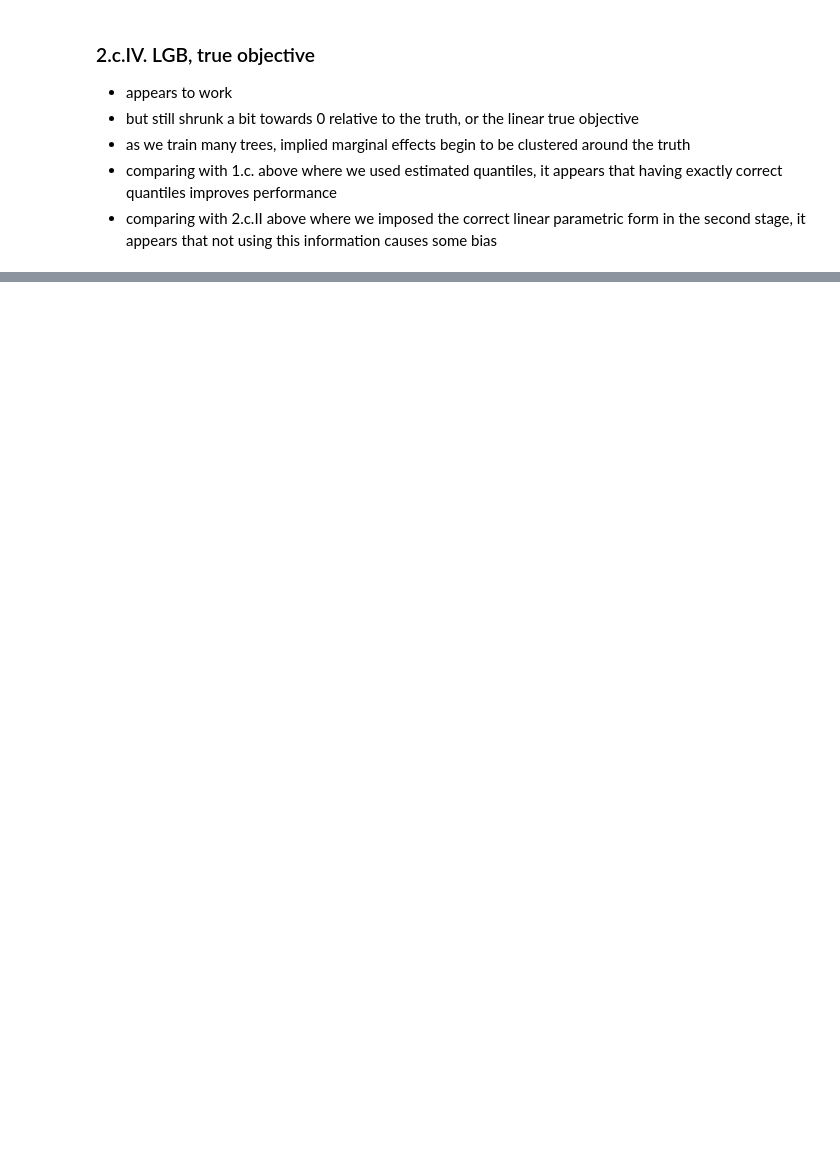
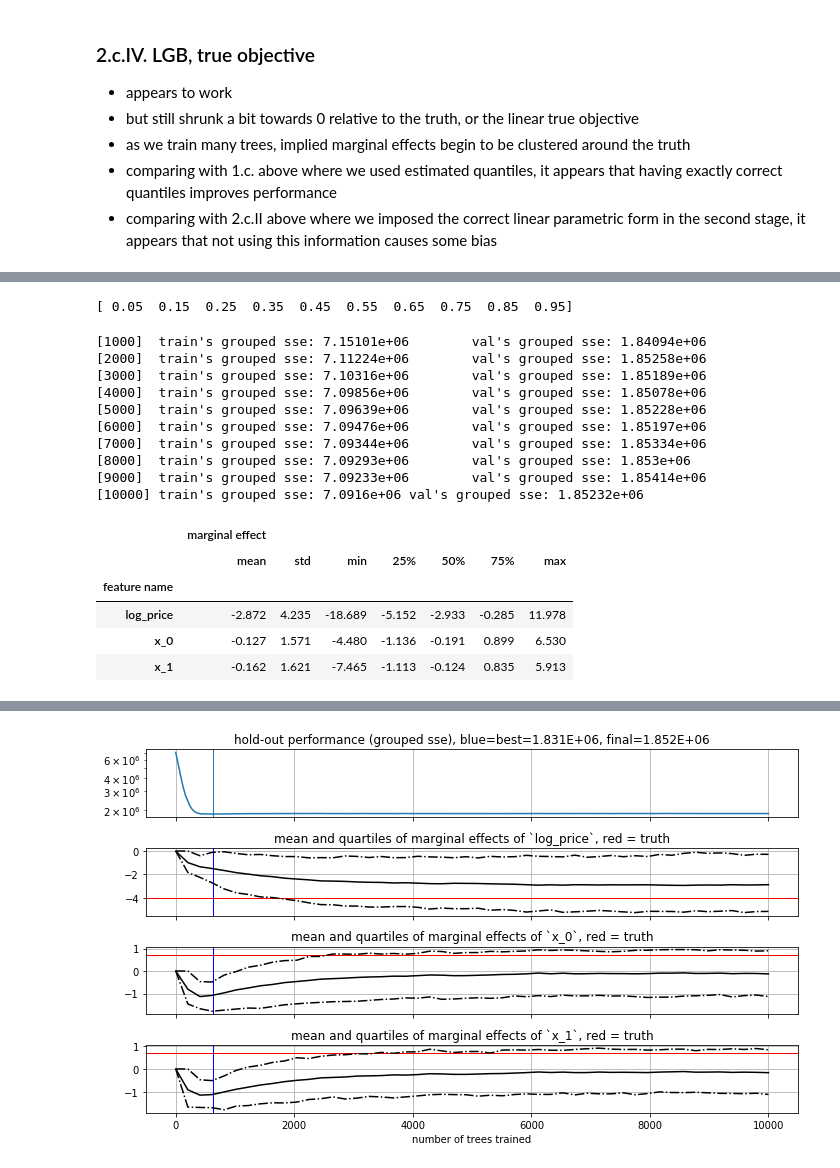
Before and after one commit to j-mark-hou/npiv, a Jupyter notebook: example/try_lgbiv.ipynb, the cells around one changed output, grey strips where cells are left out. Drawn from its saved outputs; the diff is of its cells as text; code cells hidden in the pictures; blank space fills up the shorter version.

```diff
--- a/example/try_lgbiv.ipynb
+++ b/example/try_lgbiv.ipynb
@@ -543,0 +670,51 @@ Wall time: 5min 34s
+# %%
+# quick function for testing the impact of noisy stage1 model on stage2 estimates
+def test_noise_stage1(sigma):
+    # construct some noised-up quantile stage1 modes, as above
+    # use the same quantiles as everything else above
+    num_qtls = 10
+    qtl_list = np.arange(0 , 1 , 1/num_qtls) + (1/num_qtls/2)
+    print(qtl_list)
+    noisy_stage1_models = {alpha : TrueQtlModelWithNoise(sigma=sigma,alpha=alpha) for alpha in qtl_list}
+
+    # ok, now initialize a model with these noised up stage1 models
+    # everything is the same  as npiv_lgb_true, above, except stgae1 is now noisy
+    npiv_lgb_true_stage1noisy = NonparametricIV(df=df_train,
+                                                 exog_x_cols=ivsim.exog_x_cols,
+                                                 instrument_cols = ['instrument'],
+                                                 endog_x_col=ivsim.endog_x_col,
+                                                 y_col=ivsim.y_col,
+                                                 stage1_models=noisy_stage1_models,
+                                                 id_col='id',
+                                                 stage2_model_type='lgb',
+                                                 stage2_objective='true')
+    npiv_lgb_true_stage1noisy.train_stage2(force=True)
+    model = npiv_lgb_true_stage1noisy.stage2_model
+    # print some marginal effects implied by the model
+    marginal_fx = model.marginal_effect_plots(df_test, plot=False)
+    display(marginal_fx.groupby('feature name').describe().drop(('marginal effect', 'count'), axis=1))
+    # and plot how the distribution of these marginal effects evolve as we train more iterations
+    plot_performance_and_implied_margin_effects_vs_iteration(model, df_test, metric_name='grouped sse', num_grid_pts=50)
+    return npiv_lgb_true_stage1noisy
+# %%
+%%time
+# 2.e.I. try a little noise
+npiv_lgb_true_stage1noisy_alittle = test_noise_stage1(.1)
+# %% [output]
+[ 0.05  0.15  0.25  0.35  0.45  0.55  0.65  0.75  0.85  0.95]
+[1000]  train's grouped sse: 7.15101e+06        val's grouped sse: 1.84094e+06
+[2000]  train's grouped sse: 7.11224e+06        val's grouped sse: 1.85258e+06
+[3000]  train's grouped sse: 7.10316e+06        val's grouped sse: 1.85189e+06
+[4000]  train's grouped sse: 7.09856e+06        val's grouped sse: 1.85078e+06
+[5000]  train's grouped sse: 7.09639e+06        val's grouped sse: 1.85228e+06
+[6000]  train's grouped sse: 7.09476e+06        val's grouped sse: 1.85197e+06
+[7000]  train's grouped sse: 7.09344e+06        val's grouped sse: 1.85334e+06
+[8000]  train's grouped sse: 7.09293e+06        val's grouped sse: 1.853e+06
+[9000]  train's grouped sse: 7.09233e+06        val's grouped sse: 1.85414e+06
+[10000] train's grouped sse: 7.0916e+06 val's grouped sse: 1.85232e+06
+|  | marginal effect |  |  |  |  |  |  |
+|  | mean | std | min | 25% | 50% | 75% | max |
+| feature name |  |  |  |  |  |  |  |
+| log_price | -2.872 | 4.235 | -18.689 | -5.152 | -2.933 | -0.285 | 11.978 |
+| x_0 | -0.127 | 1.571 | -4.480 | -1.136 | -0.191 | 0.899 | 6.530 |
+| x_1 | -0.162 | 1.621 | -7.465 | -1.113 | -0.124 | 0.835 | 5.913 |
@@ -543,0 +724 @@ Wall time: 5min 34s
+[figure, added]
```
Also changed, not shown: parts of 44 cells of this notebook.
